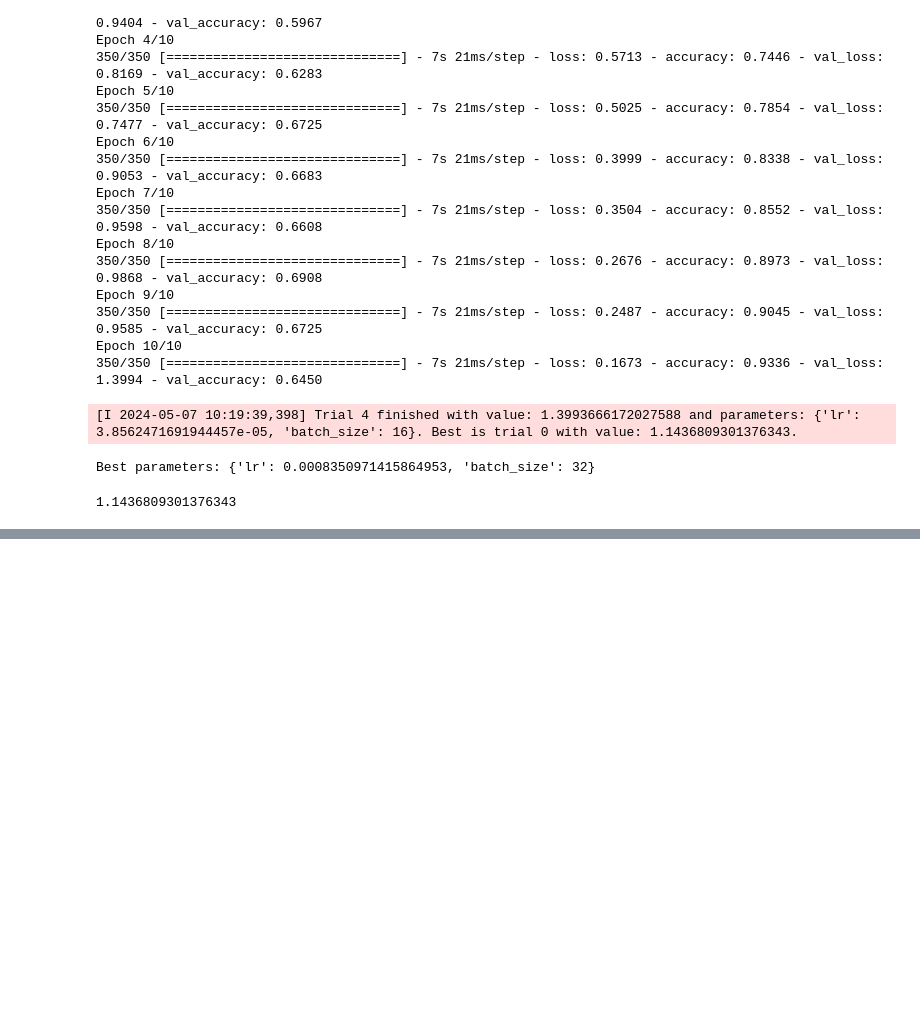
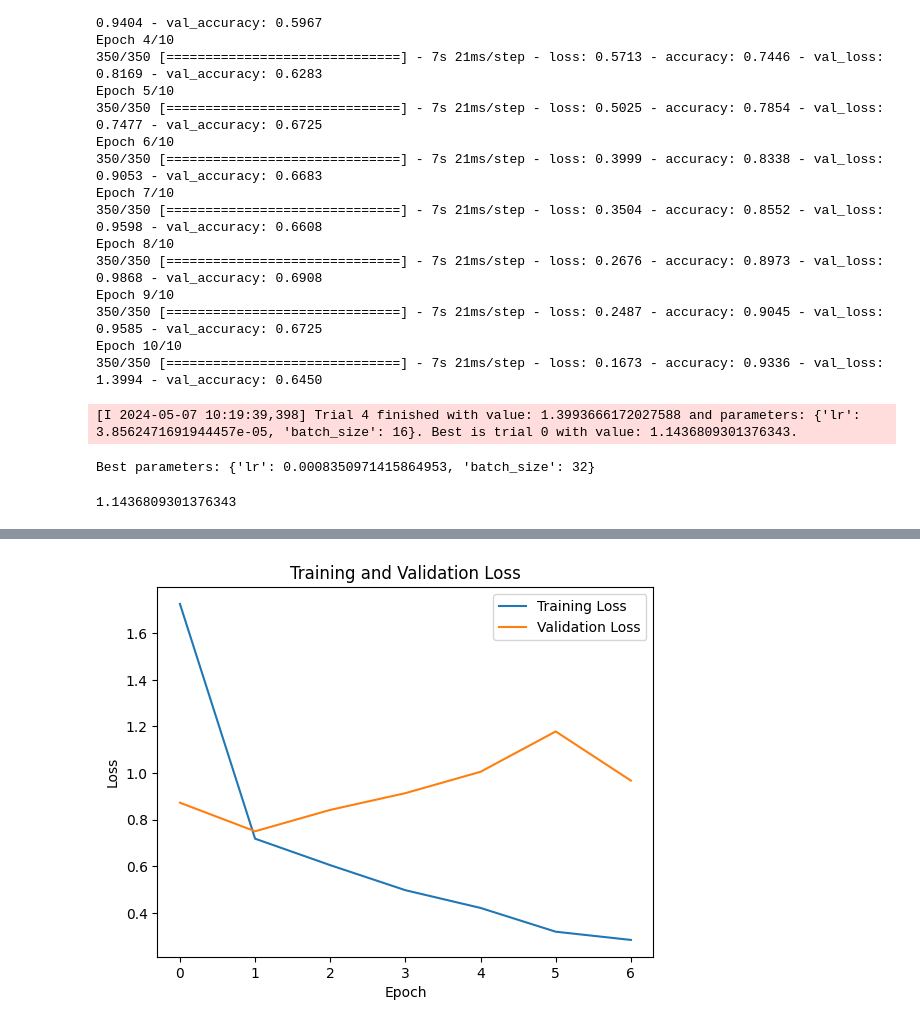
Before and after one commit to hwnam5/Cataract_Classification, a Jupyter notebook: VGG.ipynb, the cells around one changed output, grey strips where cells are left out. Saved outputs shown, nothing was run; the diff lists cells and outputs as text; code cells hidden in the pictures; blank space fills up the shorter version.

```diff
--- a/VGG.ipynb
+++ b/VGG.ipynb
@@ -549,3 +551,56 @@ fig = optuna.visualization.plot_parallel_coordinate(study, params=["lr", "batch_
 fig.show()
 # %% [output]
 [interactive output not drawn]
+# %%
+import tensorflow as tf
+from tensorflow.keras.applications import VGG16
+from tensorflow.keras.models import Sequential
+from tensorflow.keras.layers import Flatten, Dense
+from tensorflow.keras.optimizers import Adam
+from tensorflow.keras.callbacks import EarlyStopping
+import matplotlib.pyplot as plt
+
+# Load pre-trained VGG16 model without top layers
+base_model = VGG16(weights='imagenet', include_top=False, input_shape=(224, 224, 3))
+
+# Freeze the base model layers
+for layer in base_model.layers:
+    layer.trainable = False
+
+# Add custom top layers for classification
+model = Sequential([
+    base_model,
+    Flatten(),
+    Dense(4096, activation='relu'),
+    Dense(4096, activation='relu'),
+    Dense(4, activation='softmax')
+])
+
+# Compile model
+optimizer = Adam(lr=0.000835)
+model.compile(optimizer=optimizer, loss='categorical_crossentropy', metrics=['accuracy'])
+
+# Fine-tuning: Unfreeze some layers and train the entire model with new data
+for layer in model.layers:
+    if 'block5' in layer.name:  # Unfreeze layers starting from 'block5'
+        layer.trainable = True
+
+# Define early stopping callback
+early_stopping = EarlyStopping(monitor='val_loss', patience=5, restore_best_weights=True)
+
+# Train the model with early stopping
+history = model.fit(X_train, y_train_one_hot, validation_data=(X_val, y_val_one_hot), batch_size=32, epochs=50, callbacks=[early_stopping])
+
+# Plot training history
+plt.plot(history.history['loss'], label='Training Loss')
+plt.plot(history.history['val_loss'], label='Validation Loss')
+plt.xlabel('Epoch')
+plt.ylabel('Loss')
+plt.legend()
+plt.title('Training and Validation Loss')
+plt.show()
+
+# Evaluate the model
+test_loss, test_acc = model.evaluate(X_test, y_test_one_hot)
+print('Test accuracy:', test_acc)
+# %% [output]
@@ -551,0 +622 @@ fig.show()
+[figure, added]
```
Also changed, not shown: parts of 2 cells of this notebook.
